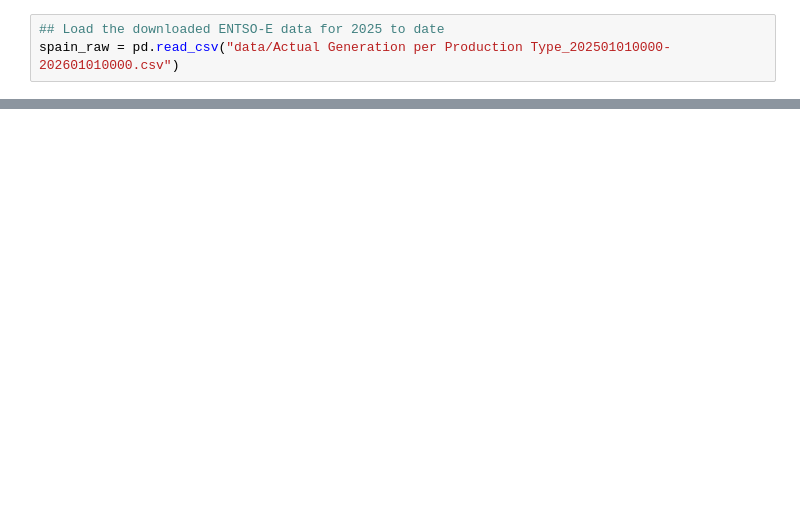
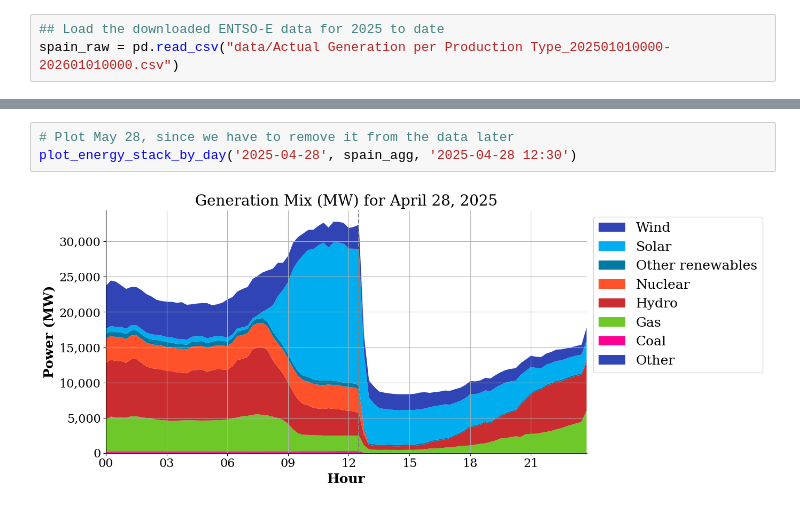
Before and after one commit to ucsusa/entso-e-plots, a Jupyter notebook: entso-e-plots.ipynb, the cells around one changed output, grey strips where cells are left out. Saved outputs shown, nothing was run; the diff lists cells and outputs as text; blank space fills up the shorter version.

```diff
--- a/entso-e-plots.ipynb
+++ b/entso-e-plots.ipynb
@@ -75,4 +138,9 @@ spain_agg
 | 18426 | 2025-07-11 22:30:00 | 820.0 | 6520.0 | 9332.0 | 0.0 | 88.0 | 6936.0 | 640.0 | 7444.0 |
 | 18427 | 2025-07-11 22:45:00 | 824.0 | 6596.0 | 9068.0 | 0.0 | 88.0 | 6940.0 | 636.0 | 7236.0 |
 18428 rows × 9 columns
+# %%
+# Plot May 28, since we have to remove it from the data later
+plot_energy_stack_by_day('2025-04-28', spain_agg, '2025-04-28 12:30')
+# %% [output]
+[figure, added]
 # %%
```
Also changed, not shown: parts of 5 cells of this notebook, 1 other file.
